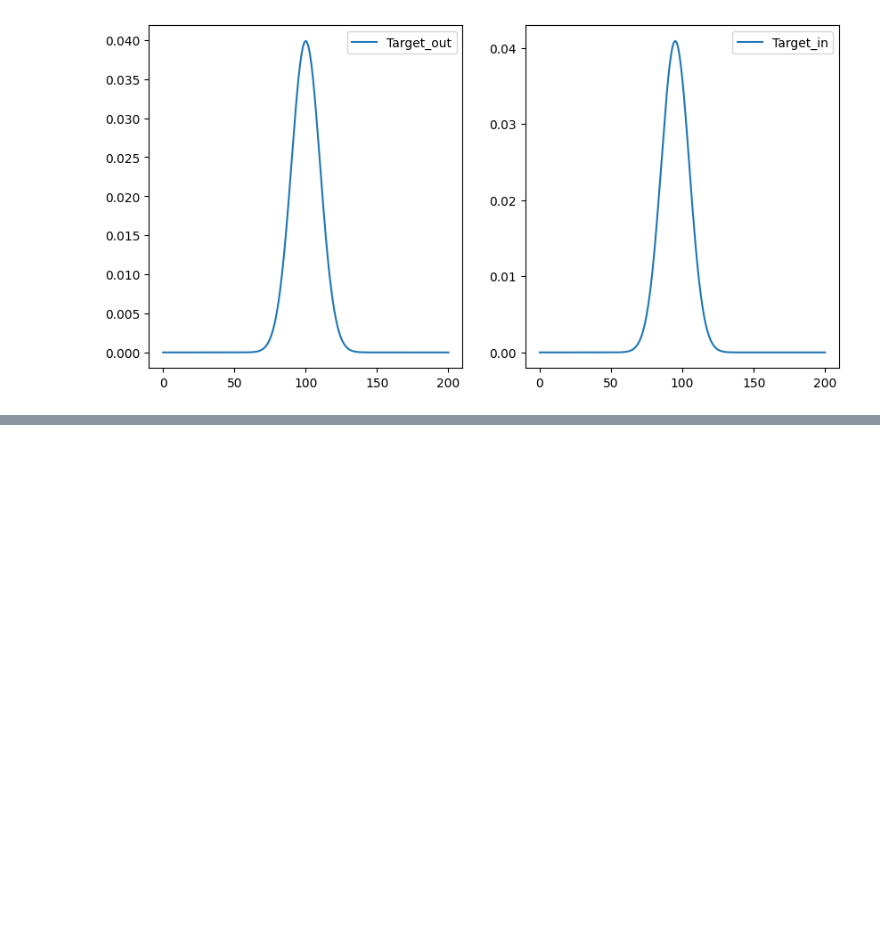
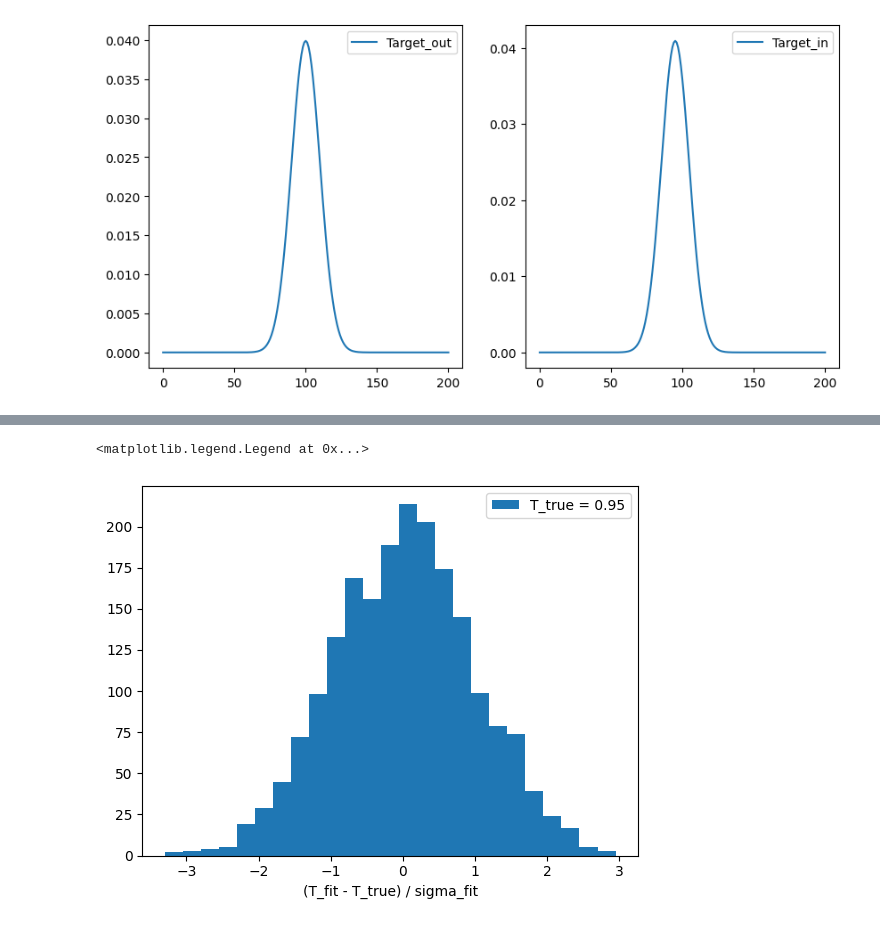
Before and after one commit to hcai0520/MArEX_Analysis, a Jupyter notebook: cali_t.ipynb, the cells around one changed output, grey strips where cells are left out. Saved outputs shown, nothing was run; the diff lists cells and outputs as text; code cells hidden in the pictures; blank space fills up the shorter version.

```diff
--- a/cali_t.ipynb
+++ b/cali_t.ipynb
@@ -304,0 +306,28 @@ zip()
+# %%
+T_fit = []
+T_fit_err = []
+for i in range(2000):
+    N=100
+    T_true = 0.95
+    Target_out = np.random.poisson(N, size = 50)
+    Target_in = np.random.poisson(N*T_true,size = 50)
+    T_list = Target_in/Target_out
+    def logli(T):
+        L=0
+        for i in T_list:
+            L=L + np.log(p(i,T,100))
+        return -2*L
+    m_L = Minuit(logli,0.95)
+    m_L.migrad()
+    T_fit.append(m_L.values["T"])
+    T_fit_err.append(m_L.errors["T"])
+# %%
+T_fit = np.array(T_fit)
+T_fit_err = np.array(T_fit_err)
+# %%
+plt.hist((T_fit - T_true)/T_fit_err,bins=25,label = 'T_true = 0.95')
+plt.xlabel('(T_fit - T_true) / sigma_fit')
+plt.legend(loc='upper right')
+# %% [output]
+<matplotlib.legend.Legend at 0x...>
+[figure, added]
```
Also changed, not shown: parts of 24 cells of this notebook, 1 other file.
